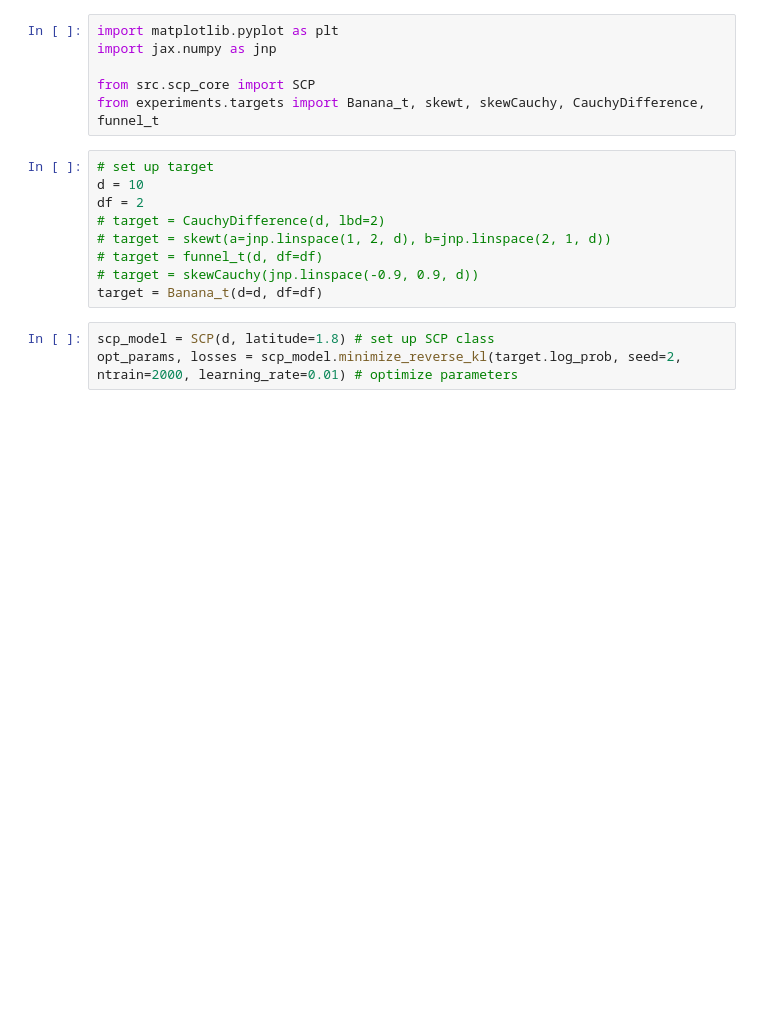
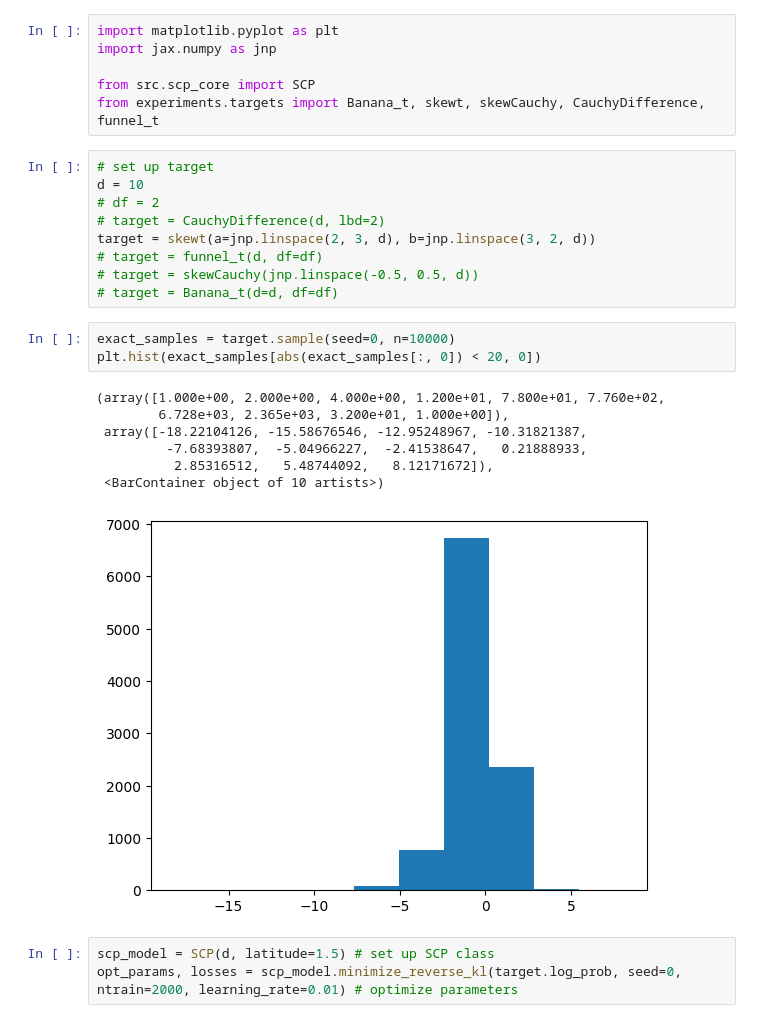
Before and after one commit to liusf15/sub-cauchy-sampler, a Jupyter notebook: experiments/examples.ipynb, the cells around one changed output. Cells and saved outputs as stored; diff of their text form; blank space fills up the shorter version.

```diff
--- a/experiments/examples.ipynb
+++ b/experiments/examples.ipynb
@@ -7,15 +7,26 @@ from experiments.targets import Banana_t, skewt, skewCauchy, CauchyDifference, f
 # %%
 # set up target
 d = 10
-df = 2
+# df = 2
 # target = CauchyDifference(d, lbd=2)
-# target = skewt(a=jnp.linspace(1, 2, d), b=jnp.linspace(2, 1, d))
+target = skewt(a=jnp.linspace(2, 3, d), b=jnp.linspace(3, 2, d))
 # target = funnel_t(d, df=df)
-# target = skewCauchy(jnp.linspace(-0.9, 0.9, d))
-target = Banana_t(d=d, df=df)
+# target = skewCauchy(jnp.linspace(-0.5, 0.5, d))
+# target = Banana_t(d=d, df=df)
+# %%
+exact_samples = target.sample(seed=0, n=10000)
+plt.hist(exact_samples[abs(exact_samples[:, 0]) < 20, 0])
+# %% [output]
+(array([1.000e+00, 2.000e+00, 4.000e+00, 1.200e+01, 7.800e+01, 7.760e+02,
+        6.728e+03, 2.365e+03, 3.200e+01, 1.000e+00]),
+ array([-18.22104126, -15.58676546, -12.95248967, -10.31821387,
+         -7.68393807,  -5.04966227,  -2.41538647,   0.21888933,
+          2.85316512,   5.48744092,   8.12171672]),
+ <BarContainer object of 10 artists>)
+[figure, added]
 # %%
-scp_model = SCP(d, latitude=1.8) # set up SCP class
-opt_params, losses = scp_model.minimize_reverse_kl(target.log_prob, seed=2, ntrain=2000, learning_rate=0.01) # optimize parameters
+scp_model = SCP(d, latitude=1.5) # set up SCP class
+opt_params, losses = scp_model.minimize_reverse_kl(target.log_prob, seed=0, ntrain=2000, learning_rate=0.01) # optimize parameters
 # %%
 plt.figure(figsize=(3, 3))
 plt.plot(losses)
```
Also changed, not shown: parts of 8 cells of this notebook.
